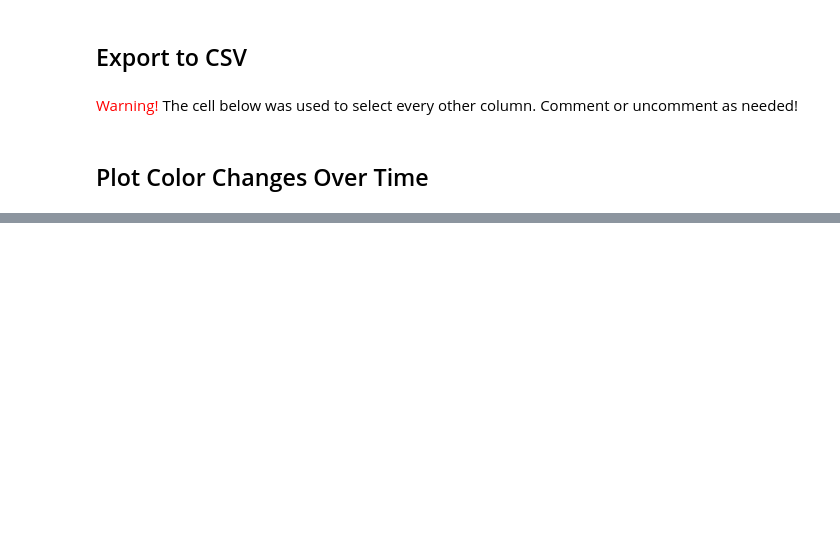
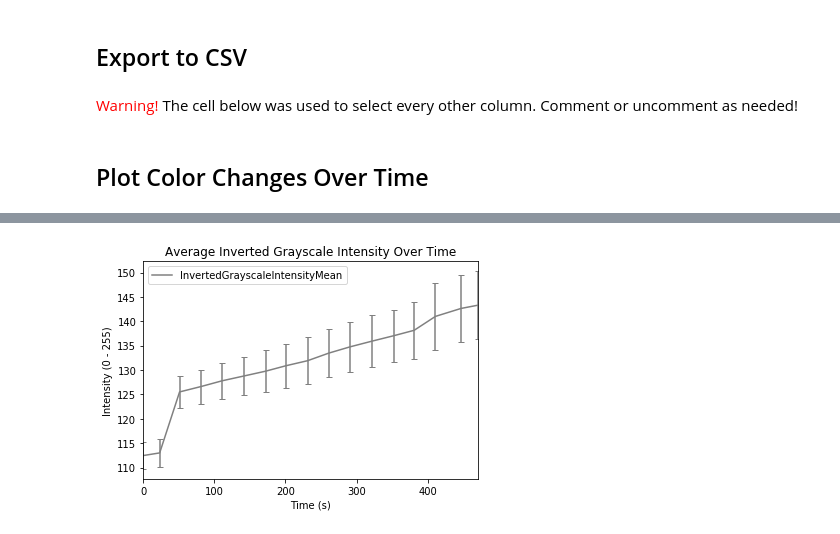
Before and after one commit to ericchansen/padtools, a Jupyter notebook: notebooks/experiment.ipynb, the cells around one changed output, grey strips where cells are left out. Saved outputs shown, nothing was run; the diff lists cells and outputs as text; code cells hidden in the pictures; blank space fills up the shorter version.

Commit message:
Added inverted grayscale output and plot

```diff
--- a/notebooks/experiment.ipynb
+++ b/notebooks/experiment.ipynb
@@ -19,8 +19,8 @@ This notebook describes the process of extracting RGB colors from a PAD. Please
 
 Change these variables.
 # %%
-INPUT_DIRECTORY = r"C:\Users\your_user_name\your_folder_containing_images"
-OUTPUT_DIRECTORY = r"C:\Users\your_user_name\output_folder_that_doesnt_already_have_to_exist"
+INPUT_DIRECTORY = r"C:\Users\ericc\projects\padtools\raw_images"
+OUTPUT_DIRECTORY = r"C:\Users\ericc\output_testing"
 OUTPUT_PER_COLUMN_CSV = "columns.csv"
 OUTPUT_PER_FILE_CSV = "summary.csv"
 
@@ -108,6 +131,7 @@ def sample_boxes(
         average_inverted_red = 255 - average_color[2]
         grayscale_intensity = sum(average_color) / 3
         grayscale_intensity = (average_color[0] + average_color[1] + average_color[2]) / 3
+        inverted_grayscale_intensity = 255 - grayscale_intensity
 
         # Save data from box.
         datum = {
@@ -124,6 +148,7 @@ def sample_boxes(
             "AverageInvertedGreen": average_inverted_green,
             "AverageInvertedRed": average_inverted_red,
             "GrayscaleIntensity": grayscale_intensity,
+            "InvertedGrayscaleIntensity": inverted_grayscale_intensity,
             "Date": file_creation_date,
             "Time": file_creation_time,
             "Datetime": file_creation_datetime
@@ -149,6 +174,7 @@ def sample_boxes(
     inverted_red_described = pd.Series([x["AverageInvertedRed"] for x in column_data]).describe()
 
     grayscale_intensity_described = pd.Series([x["GrayscaleIntensity"] for x in column_data]).describe()
+    inverted_grayscale_intensity_described = pd.Series([x["InvertedGrayscaleIntensity"] for x in column_data]).describe()
 
     # Average of columns.
     summary_data = {
@@ -206,6 +232,14 @@ def sample_boxes(
         "GrayscaleIntensity75%": grayscale_intensity_described["75%"],
         "GrayscaleIntensityMax": grayscale_intensity_described["max"],
 
+        "InvertedGrayscaleIntensityMean": inverted_grayscale_intensity_described["mean"],
+        "InvertedGrayscaleIntensityStd": inverted_grayscale_intensity_described["std"],
+        "InvertedGrayscaleIntensityMin": inverted_grayscale_intensity_described["min"],
+        "InvertedGrayscaleIntensity25%": inverted_grayscale_intensity_described["25%"],
+        "InvertedGrayscaleIntensity50%": inverted_grayscale_intensity_described["50%"],
+        "InvertedGrayscaleIntensity75%": inverted_grayscale_intensity_described["75%"],
+        "InvertedGrayscaleIntensityMax": inverted_grayscale_intensity_described["max"],
+
         "Date": file_creation_date,
         "Time": file_creation_time,
         "Datetime": file_creation_datetime
@@ -334,6 +383,14 @@ summary_df = summary_df[[
     "GrayscaleIntensity75%",
     "GrayscaleIntensityMax",
 
+    "InvertedGrayscaleIntensityMean",
+    "InvertedGrayscaleIntensityStd",
+    "InvertedGrayscaleIntensityMin",
+    "InvertedGrayscaleIntensity25%",
+    "InvertedGrayscaleIntensity50%",
+    "InvertedGrayscaleIntensity75%",
+    "InvertedGrayscaleIntensityMax",
+
     "Date",
     "Time",
     "Datetime",
@@ -375,3 +446,11 @@ ax.set_xlabel("Time (s)");
 # %%
 filename = output_dir / "average_grayscale_intensity_over_time.png"
 fig.savefig(str(filename))
+# %%
+fig, ax = plt.subplots();
+summary_df.plot(ax=ax, x="TimeDelta", y="InvertedGrayscaleIntensityMean", yerr="InvertedGrayscaleIntensityStd", capsize=3, color="gray");
+ax.set_title("Average Inverted Grayscale Intensity Over Time");
+ax.set_ylabel("Intensity (0 - 255)");
+ax.set_xlabel("Time (s)");
+# %% [output]
+[figure, added]
```
Also changed, not shown: parts of 9 cells of this notebook.
